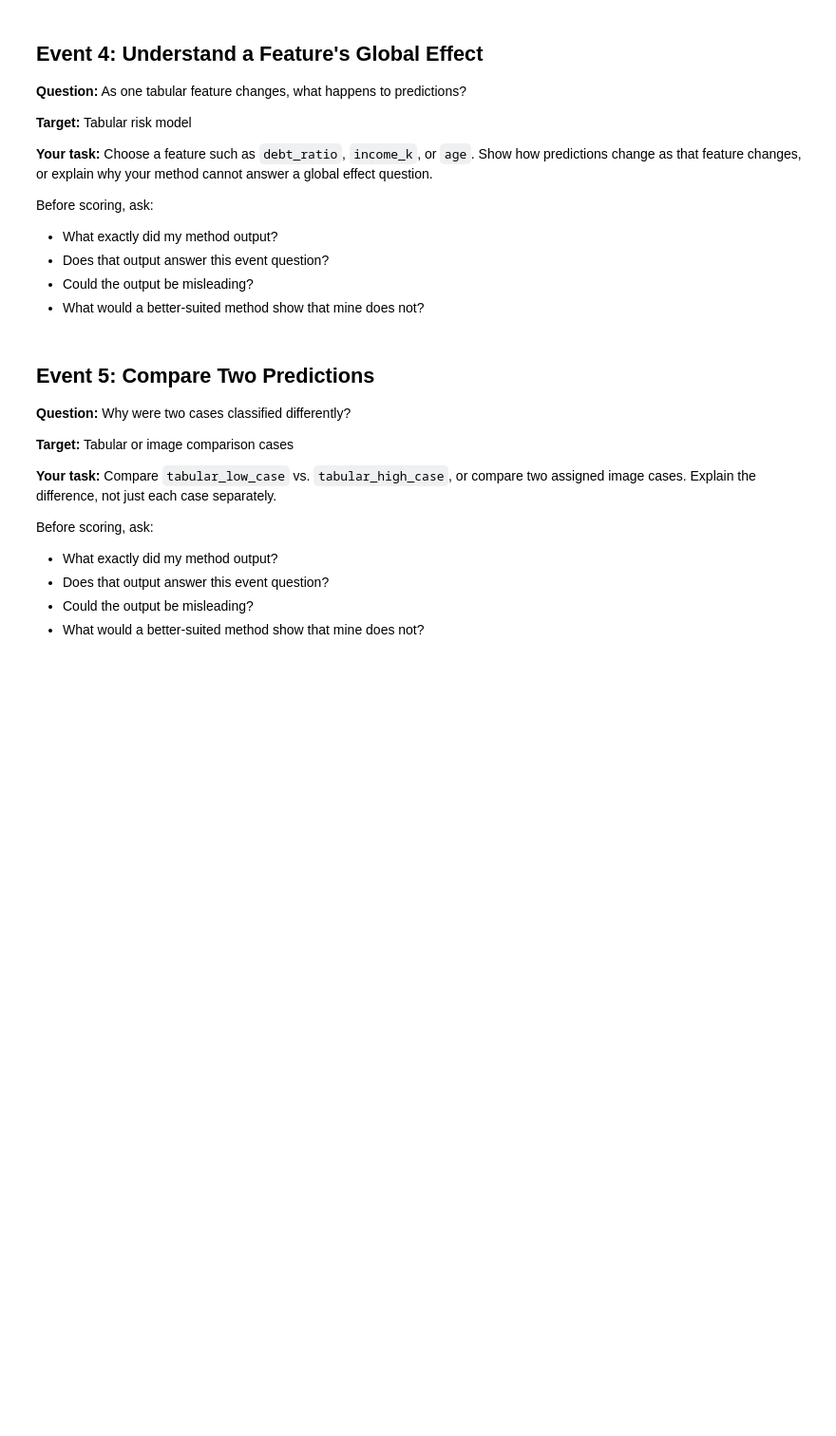
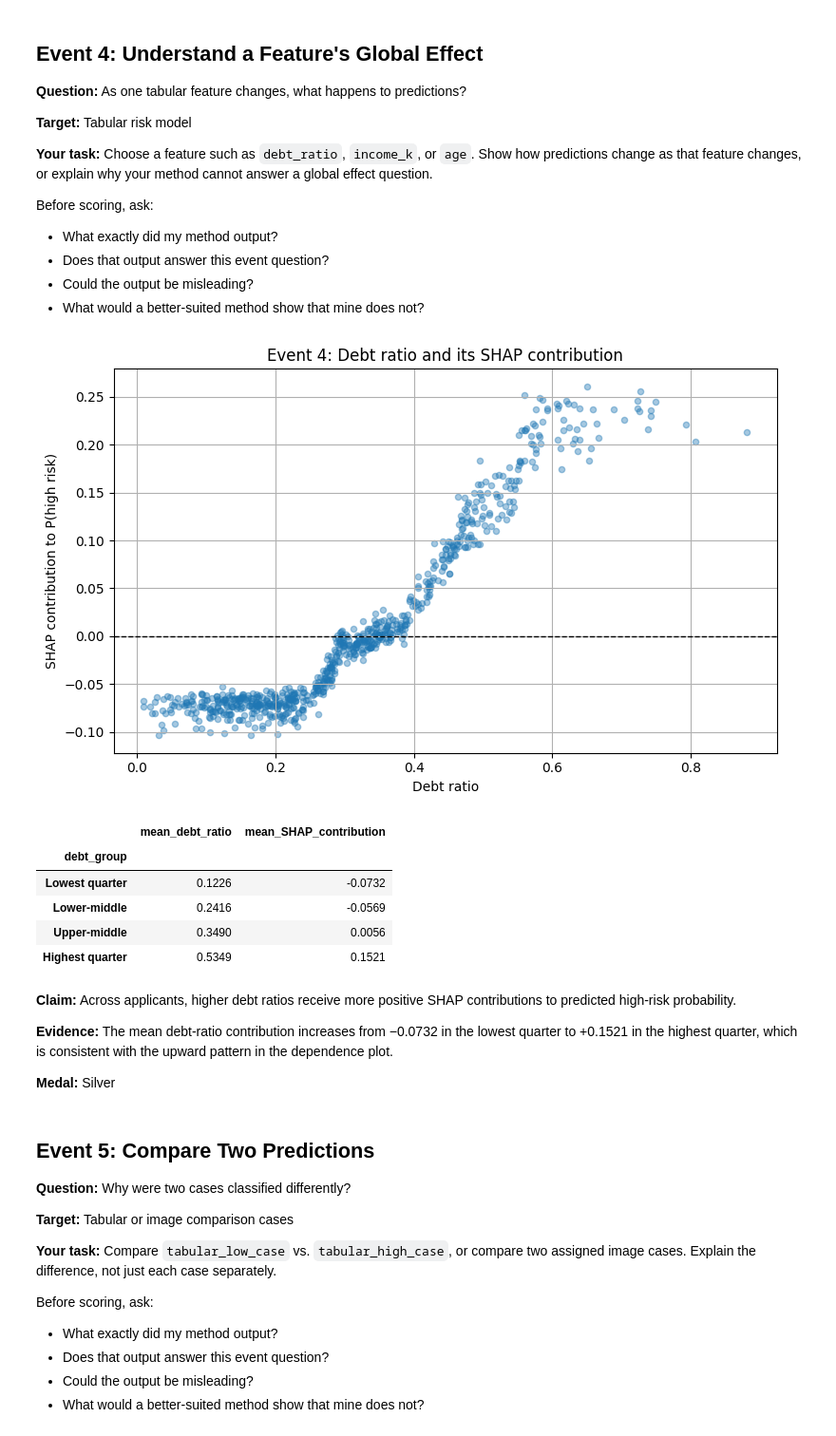
Before and after one commit to eugeniatate-duke/XAI-decathlon, a Jupyter notebook: xai_decathlon_shap.ipynb, the cells around one changed output. Shown at 95% size. Cells and saved outputs as stored; diff of their text form; code cells hidden in the pictures; blank space fills up the shorter version.

```diff
--- a/xai_decathlon_shap.ipynb
+++ b/xai_decathlon_shap.ipynb
@@ -794,3 +903,66 @@ Before scoring, ask:
+# %%
+# Event 4: SHAP adapted
+
+# debt_ratio is the feature to investigate
+feature = "debt_ratio"
+feature_position = feature_names.index(feature)
+
+# each applicant's debt ratio and SHAP contribution
+feature_values = X_test[feature].to_numpy()
+feature_contributions = shap_high_risk[:, feature_position]
+
+# feature values vs contributions to model score.
+plt.figure(figsize=(8, 5))
+plt.scatter(
+    feature_values,
+    feature_contributions,
+    alpha=0.4,
+    s=20
+)
+
+# zero separator
+plt.axhline(0, color="black", linestyle="--", linewidth=1)
+
+plt.xlabel("Debt ratio")
+plt.ylabel("SHAP contribution to P(high risk)")
+plt.title("Event 4: Debt ratio and its SHAP contribution")
+plt.tight_layout()
+plt.show()
+
+# summarize the effect using dataframe
+effect_table = pd.DataFrame({
+    "debt_ratio": feature_values,
+    "SHAP_contribution": feature_contributions
+})
+
+effect_table["debt_group"] = pd.qcut(
+    effect_table["debt_ratio"],
+    q=4,
+    labels=["Lowest quarter", "Lower-middle", "Upper-middle", "Highest quarter"]
+)
+
+effect_summary = effect_table.groupby(
+    "debt_group", observed=True
+).agg(
+    mean_debt_ratio=("debt_ratio", "mean"),
+    mean_SHAP_contribution=("SHAP_contribution", "mean")
+)
+
+display(effect_summary.round(4))
+# %% [output]
+[figure, added]
+|  | mean_debt_ratio | mean_SHAP_contribution |
+| debt_group |  |  |
+| Lowest quarter | 0.1226 | -0.0732 |
+| Lower-middle | 0.2416 | -0.0569 |
+| Upper-middle | 0.3490 | 0.0056 |
+| Highest quarter | 0.5349 | 0.1521 |
+# %% [markdown]
+**Claim:** Across applicants, higher debt ratios receive more positive SHAP contributions to predicted high-risk probability.
+
+**Evidence:** The mean debt-ratio contribution increases from −0.0732 in the lowest quarter to +0.1521 in the highest quarter, which is consistent with the upward pattern in the dependence plot.
+
+**Medal:** Silver
 # %% [markdown]
 ## Event 5: Compare Two Predictions
 
```
Also changed, not shown: parts of 6 cells of this notebook.
